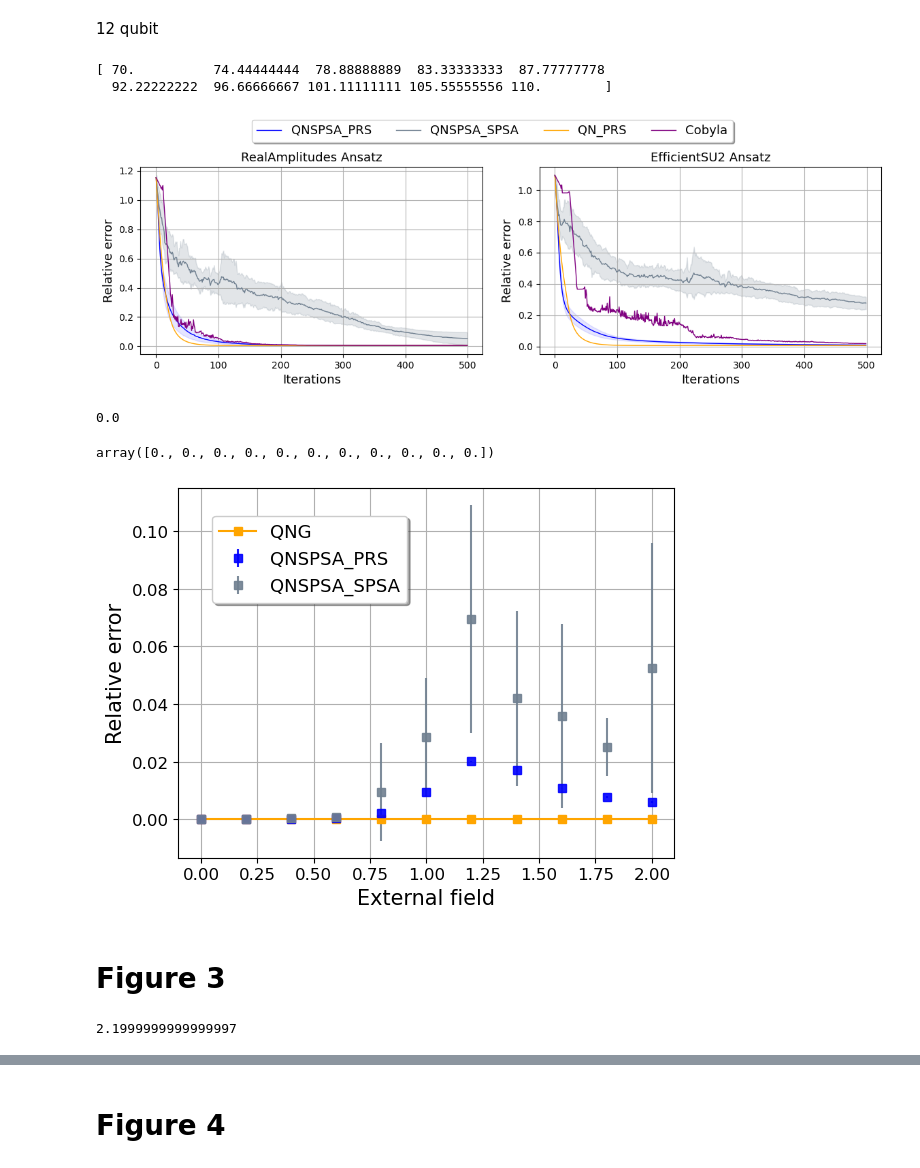
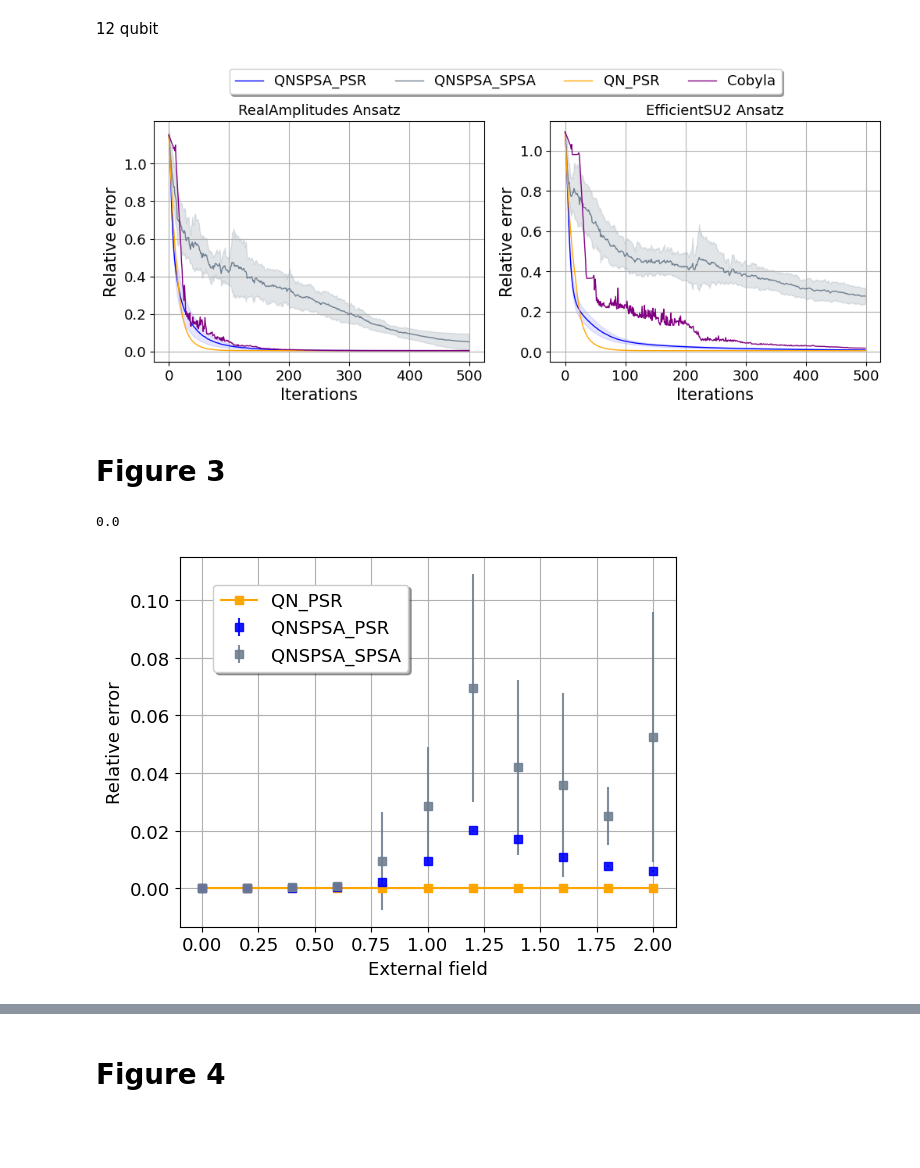
Before and after one commit to nguyenvulinh666/Variational-Quantum-EigeinSolver, a Jupyter notebook: Plot_data.ipynb, the cells around one changed output, grey strips where cells are left out. Saved outputs shown, nothing was run; the diff lists cells and outputs as text; code cells hidden in the pictures; blank space fills up the shorter version.

```diff
--- a/Plot_data.ipynb
+++ b/Plot_data.ipynb
@@ -310,12 +319,6 @@ QNSPSA_PRS_SU2_12_500_J1h2 = np.array([open_file(optimize='Customize_QNSPSA_PRS_
 
 QNSPSA_SPSA_ReAm_12_500_J1h2 = [open_file(optimize='Customize_QNSPSA_SPSA_blocking', eta=0.01, shots="None", interation=500, ansatz_name="RealAmplitudes", num_qubits=12, reps=1, entanglement=entanglement, exchange_interaction=1, external_field=external_field, times=i) for i in range(7)]
 QNSPSA_SPSA_SU2_12_500_J1h2 = [open_file(optimize='Customize_QNSPSA_SPSA_blocking', eta=0.01, shots="None", interation=500, ansatz_name="EfficientSU2", num_qubits=12, reps=1, entanglement=entanglement, exchange_interaction=1, external_field=external_field, times=i) for i in range(7)]
-# %%
-distance = np.round(np.linspace(70, 110, 10), 14)
-print(distance)
-# %% [output]
-[ 70.          74.44444444  78.88888889  83.33333333  87.77777778
-  92.22222222  96.66666667 101.11111111 105.55555556 110.        ]
 # %%
 %matplotlib inline
 import matplotlib
@@ -335,7 +338,7 @@ mean_QNSPSA_PRS_ReAm_12_500_J1h2 = abs(np.mean([QNSPSA_PRS_ReAm_12_500_J1h2[i][0
 std_QNSPSA_PRS_ReAm_12_500_J1h2 = abs((np.std([QNSPSA_PRS_ReAm_12_500_J1h2[i][0:interation] for i in range(len(QNSPSA_PRS_ReAm_12_500_J1h2))], axis=0))/gs_energy_12_J1_h2)
 
 
-ax0.plot(mean_QNSPSA_PRS_ReAm_12_500_J1h2, color='blue', lw=1, label='QNSPSA_PRS')
+ax0.plot(mean_QNSPSA_PRS_ReAm_12_500_J1h2, color='blue', lw=1, label='QNSPSA_PSR')
 ax0.fill_between(x, mean_QNSPSA_PRS_ReAm_12_500_J1h2+std_QNSPSA_PRS_ReAm_12_500_J1h2, mean_QNSPSA_PRS_ReAm_12_500_J1h2-std_QNSPSA_PRS_ReAm_12_500_J1h2, color='blue', alpha=.1)
 
 
@@ -345,7 +348,7 @@ std_QNSPSA_SPSA_ReAm_12_500_J1h2 = abs((np.std([QNSPSA_SPSA_ReAm_12_500_J1h2[i][
 ax0.plot(mean_QNSPSA_SPSA_ReAm_12_500_J1h2, color='slategrey', lw=1, label='QNSPSA_SPSA')
 ax0.fill_between(x, mean_QNSPSA_SPSA_ReAm_12_500_J1h2+std_QNSPSA_SPSA_ReAm_12_500_J1h2, mean_QNSPSA_SPSA_ReAm_12_500_J1h2-std_QNSPSA_SPSA_ReAm_12_500_J1h2, color='slategrey', alpha=.2)
 
-ax0.plot(abs((QNG_ReAm_12_500_J1h2-gs_energy_12_J1_h2)/gs_energy_12_J1_h2), color='orange', lw=1, label='QN_PRS')
+ax0.plot(abs((QNG_ReAm_12_500_J1h2-gs_energy_12_J1_h2)/gs_energy_12_J1_h2), color='orange', lw=1, label='QN_PSR')
 ax0.plot(abs((CoByla_ReAm_12_500_J1h2-gs_energy_12_J1_h2)/gs_energy_12_J1_h2), color='purple', lw=1, alpha=1, label='Cobyla')
 
 
@@ -356,38 +359,40 @@ std_QNSPSA_PRS_SU2_12_500_J1h2 = abs((np.std([QNSPSA_PRS_SU2_12_500_J1h2[i][0:in
 ax1.plot(mean_QNSPSA_PRS_SU2_12_500_J1h2, color='blue', lw=1)
 ax1.fill_between(x, mean_QNSPSA_PRS_SU2_12_500_J1h2+std_QNSPSA_PRS_SU2_12_500_J1h2, mean_QNSPSA_PRS_SU2_12_500_J1h2-std_QNSPSA_PRS_SU2_12_500_J1h2, color='blue', alpha=.1)
 
 
 mean_QNSPSA_SPSA_SU2_12_500_J1h2 = abs(np.mean([QNSPSA_SPSA_SU2_12_500_J1h2[i][0:interation] for i in range(len(QNSPSA_SPSA_SU2_12_500_J1h2))], axis=0) - gs_energy_12_J1_h2)/abs(gs_energy_12_J1_h2)
 std_QNSPSA_SPSA_SU2_12_500_J1h2 = abs((np.std([QNSPSA_SPSA_SU2_12_500_J1h2[i][0:interation] for i in range(len(QNSPSA_SPSA_SU2_12_500_J1h2))], axis=0))/gs_energy_12_J1_h2)
 
 
 ax1.plot(mean_QNSPSA_SPSA_SU2_12_500_J1h2, color='slategrey', lw=1)
 ax1.fill_between(x, mean_QNSPSA_SPSA_SU2_12_500_J1h2+std_QNSPSA_SPSA_SU2_12_500_J1h2, mean_QNSPSA_SPSA_SU2_12_500_J1h2-std_QNSPSA_SPSA_SU2_12_500_J1h2, color='slategrey', alpha=.2)
 
 ax1.plot(abs((QNG_SU2_12_500_J1h2-gs_energy_12_J1_h2)/gs_energy_12_J1_h2), color='orange', lw=1) #, label='QN_PRS - EffcientSU2')
 ax1.plot(abs((CoByla_SU2_12_500_J1h2-gs_energy_12_J1_h2)/gs_energy_12_J1_h2), color='purple', lw=1, alpha=1) #, label='Cobyla - EffcientSU2')
 # plt.yscale('log')
-fontsize = 13
-ax0.set_ylabel('Relative error', fontsize=fontsize)
-ax0.set_xlabel('Iterations', fontsize=fontsize)
-ax1.set_ylabel('Relative error', fontsize=fontsize)
-ax1.set_xlabel('Iterations', fontsize=fontsize)
+ax0.set_ylabel('Relative error', fontsize=fontsize+2)
+ax0.set_xlabel('Iterations', fontsize=fontsize+2)
+ax1.set_ylabel('Relative error', fontsize=fontsize+2)
+ax1.set_xlabel('Iterations', fontsize=fontsize+2)
 ax0.set_title('RealAmplitudes Ansatz', fontsize=fontsize)
 ax1.set_title('EfficientSU2 Ansatz', fontsize=fontsize)
+ax0.set_yticks(np.arange(0, 1.2, step=0.2))
+ax1.locator_params(axis="both", nbins=6)
 # plt.axhline(y=gs_energy, color="tab:red", ls="--", lw=1, label="Target: " + str(gs_energy))
 # Exact ground state energy value
 # plt.axhline(y=0.001, color="silver", ls="--", lw=1, label="Target: " + str(f'{0.001}'))
 # plt.title('Quantum Natural Gradient Descent with various of learning rate')
 
 
 ax0.grid()
 ax1.grid()
 matplotlib.rc('xtick', labelsize=fontsize)
 matplotlib.rc('ytick', labelsize=fontsize)
 # plt.ylim((0,0.05))
-fig.tight_layout(pad=2.0)
+# fig.tight_layout(pad=3.0)
 fig.legend(loc='upper center' ,bbox_to_anchor=(0.5, 1.07),  ncol=4, fancybox=True, shadow=True, fontsize=fontsize)
 # plt.title("Figure 2: Compare Reamplitudes and EffcientSU2 ansatz", y = -1)
-fig.savefig('./Figure/Figure2 - 12 -Compared ReAm and EffSU2.png', format='png', dpi=600, bbox_inches='tight')
+file_type = 'svg'
+fig.savefig(f'./Figure/Figure2 - 12 -Compared ReAm and EffSU2.{file_type}', format=file_type, dpi=600, bbox_inches='tight')
 # %% [output]
-[figure, old version]
+[figure, new version]
@@ -396,3 +399,5 @@ fig.savefig('./Figure/Figure2 - 12 -Compared ReAm and EffSU2.png', format='png',
+# %% [markdown]
+# Figure 3
 # %%
 entanglement = 'reverse_linear'
 
@@ -416,10 +421,6 @@ QNG_ReAm_12_500_J1h0_0_2_0 = np.array([(open_file(optimize='Customize_Quantum_Na
 (open_file(optimize='Customize_Quantum_Natural_Gradient_Descent', eta=0.01, shots="None", interation=500, ansatz_name="RealAmplitudes", num_qubits=12, reps=1, exchange_interaction=1, entanglement=entanglement, external_field=np.round(0.0+0*0.2, 1), times=0)[-1] - gs_energy_12_J1_h0_0_2_0[0]) / np.abs(gs_energy_12_J1_h0_0_2_0[0])
 # %% [output]
 0.0
-# %%
-QNG_ReAm_12_500_J1h0_0_2_0
-# %% [output]
-array([0., 0., 0., 0., 0., 0., 0., 0., 0., 0., 0.])
 # %%
 %matplotlib inline
 import matplotlib.pyplot as plt
@@ -434,11 +435,11 @@ fig, ax = plt.subplots()
 
 external_field_value = np.linspace(0,2,11)
 
-plt.errorbar(external_field_value, mean_QNSPSA_PRS_ReAm_12_500_J1h0_0_2_0, yerr = std_QNSPSA_PRS_ReAm_12_500_J1h0_0_2_0, fmt ='s', color="blue", label='QNSPSA_PRS', alpha = .9)
+plt.errorbar(external_field_value, mean_QNSPSA_PRS_ReAm_12_500_J1h0_0_2_0, yerr = std_QNSPSA_PRS_ReAm_12_500_J1h0_0_2_0, fmt ='s', color="blue", label='QNSPSA_PSR', alpha = .9)
 plt.errorbar(external_field_value, mean_QNSPSA_SPSA_ReAm_12_500_J1h0_0_2_0, yerr = std_QNSPSA_SPSA_ReAm_12_500_J1h0_0_2_0, fmt ='s', color="slategrey", label='QNSPSA_SPSA', alpha = .9)
 
 
-plt.plot(external_field_value, QNG_ReAm_12_500_J1h0_0_2_0, marker='s', label='QNG', color='orange')
+plt.plot(external_field_value, QNG_ReAm_12_500_J1h0_0_2_0, marker='s', label='QN_PSR', color='orange')
 
 plt.ylabel('Relative error', fontsize=fontsize)
 plt.xlabel('External field', fontsize=fontsize)
@@ -458,11 +459,5 @@ plt.legend(loc='upper left' ,bbox_to_anchor=(0.05, 0.95),  ncol=1, fancybox=True
 # plt.title('Figure 3: Relative Error of QNSPSA_PRS optimizer with 12 spin TIM', fontsize=13)
 fig.savefig('./Figure/Figure3-12-ReAm-QNSPSA_PRS.png', format='png', dpi=600, bbox_inches='tight')
 # %% [output]
-[figure, old version]
+[figure, new version]
-# %% [markdown]
-# Figure 3
-# %%
--0.2+120*0.02
-# %% [output]
-2.1999999999999997
 # %%
```
Also changed, not shown: parts of 11 cells of this notebook, 11 other files.
